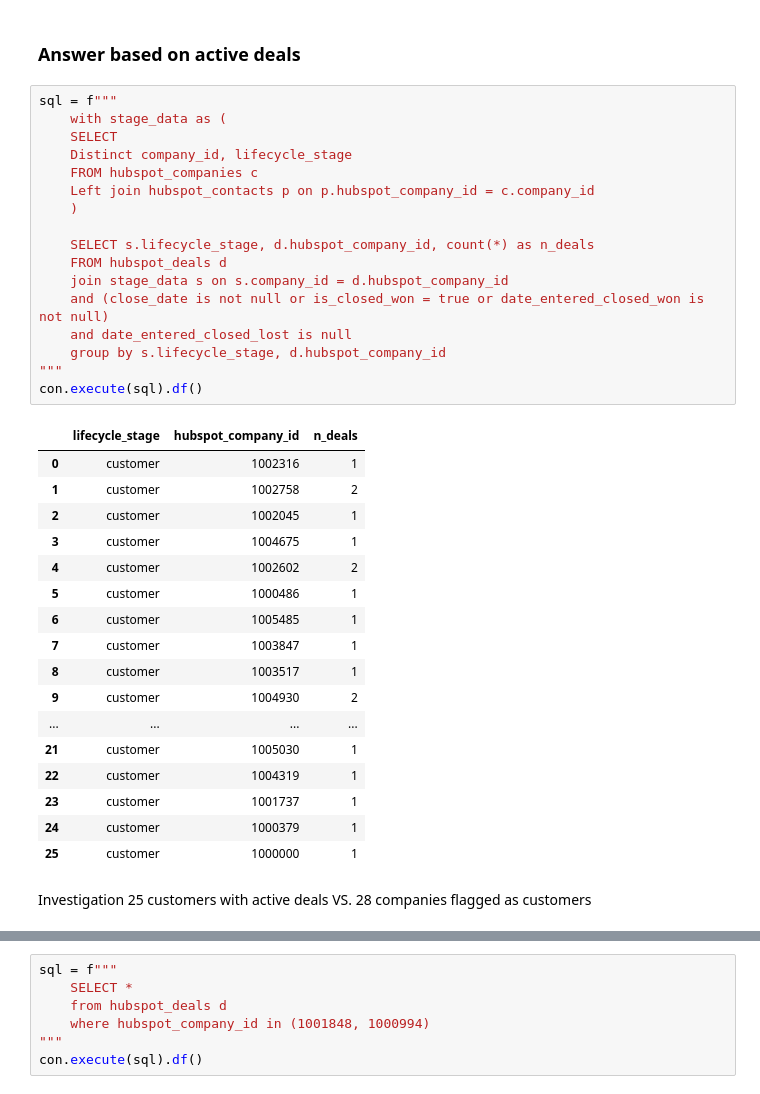
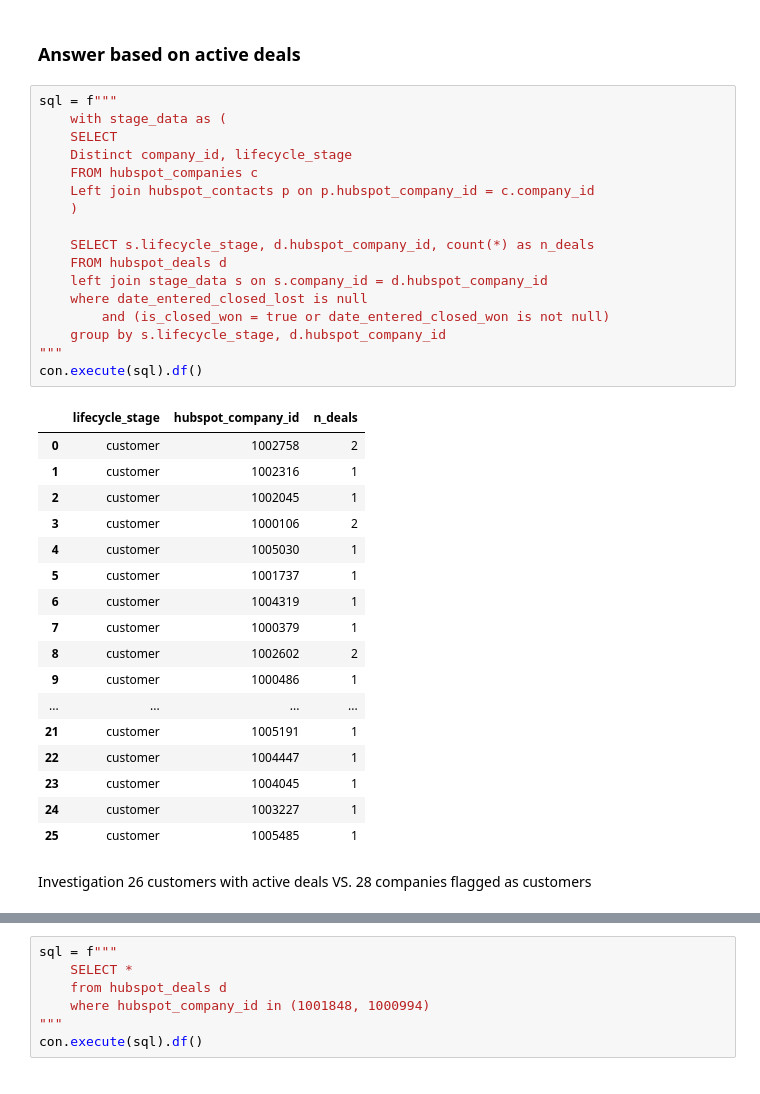
Before and after one commit to vitalii-novikov/bi-technical-challenge, a Jupyter notebook: main.ipynb, the cells around one changed output, grey strips where cells are left out. Cells and saved outputs as stored; diff of their text form.

```diff
--- a/main.ipynb
+++ b/main.ipynb
@@ -194,38 +194,38 @@ con.execute(sql).df()
 # %%
 sql = f"""
     with stage_data as (
     SELECT
     Distinct company_id, lifecycle_stage
     FROM hubspot_companies c
     Left join hubspot_contacts p on p.hubspot_company_id = c.company_id
     )
 
     SELECT s.lifecycle_stage, d.hubspot_company_id, count(*) as n_deals
     FROM hubspot_deals d
-    join stage_data s on s.company_id = d.hubspot_company_id
-    and (close_date is not null or is_closed_won = true or date_entered_closed_won is not null)
-    and date_entered_closed_lost is null
+    left join stage_data s on s.company_id = d.hubspot_company_id
+    where date_entered_closed_lost is null
+        and (is_closed_won = true or date_entered_closed_won is not null)
     group by s.lifecycle_stage, d.hubspot_company_id
 """
 con.execute(sql).df()
 # %% [output]
 |  | lifecycle_stage | hubspot_company_id | n_deals |
-| 0 | customer | 1002316 | 1 |
-| 1 | customer | 1002758 | 2 |
+| 0 | customer | 1002758 | 2 |
+| 1 | customer | 1002316 | 1 |
 | 2 | customer | 1002045 | 1 |
-| 3 | customer | 1004675 | 1 |
-| 4 | customer | 1002602 | 2 |
-| 5 | customer | 1000486 | 1 |
-| 6 | customer | 1005485 | 1 |
-| 7 | customer | 1003847 | 1 |
-| 8 | customer | 1003517 | 1 |
-| 9 | customer | 1004930 | 2 |
+| 3 | customer | 1000106 | 2 |
+| 4 | customer | 1005030 | 1 |
+| 5 | customer | 1001737 | 1 |
+| 6 | customer | 1004319 | 1 |
+| 7 | customer | 1000379 | 1 |
+| 8 | customer | 1002602 | 2 |
+| 9 | customer | 1000486 | 1 |
 | ... | ... | ... | ... |
-| 21 | customer | 1005030 | 1 |
-| 22 | customer | 1004319 | 1 |
-| 23 | customer | 1001737 | 1 |
-| 24 | customer | 1000379 | 1 |
-| 25 | customer | 1000000 | 1 |
+| 21 | customer | 1005191 | 1 |
+| 22 | customer | 1004447 | 1 |
+| 23 | customer | 1004045 | 1 |
+| 24 | customer | 1003227 | 1 |
+| 25 | customer | 1005485 | 1 |
 # %% [markdown]
-Investigation 25 customers with active deals VS. 28 companies flagged as customers
+Investigation 26 customers with active deals VS. 28 companies flagged as customers
 # %%
```
Also changed, not shown: parts of 8 cells of this notebook, 1 other file.
